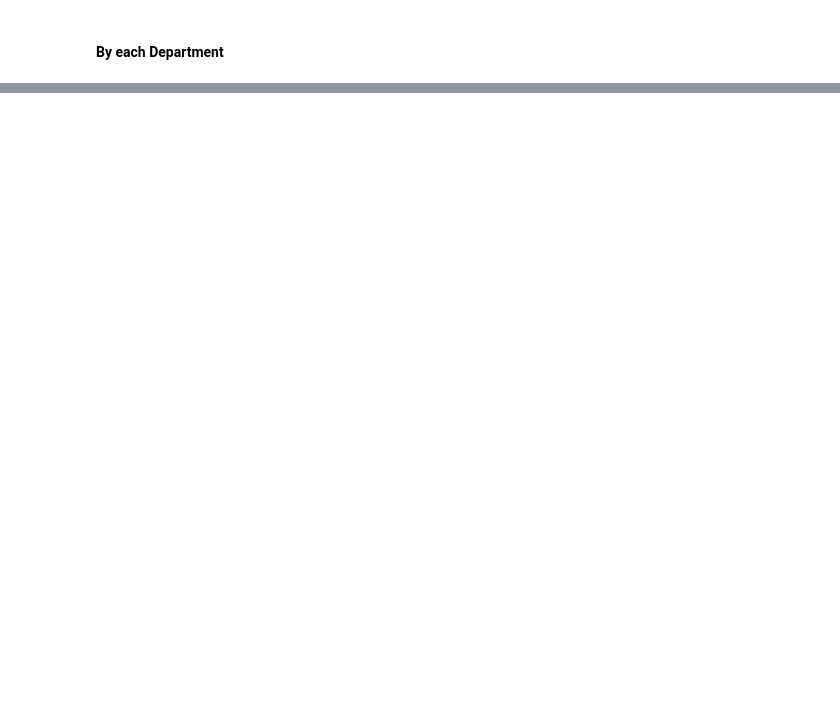
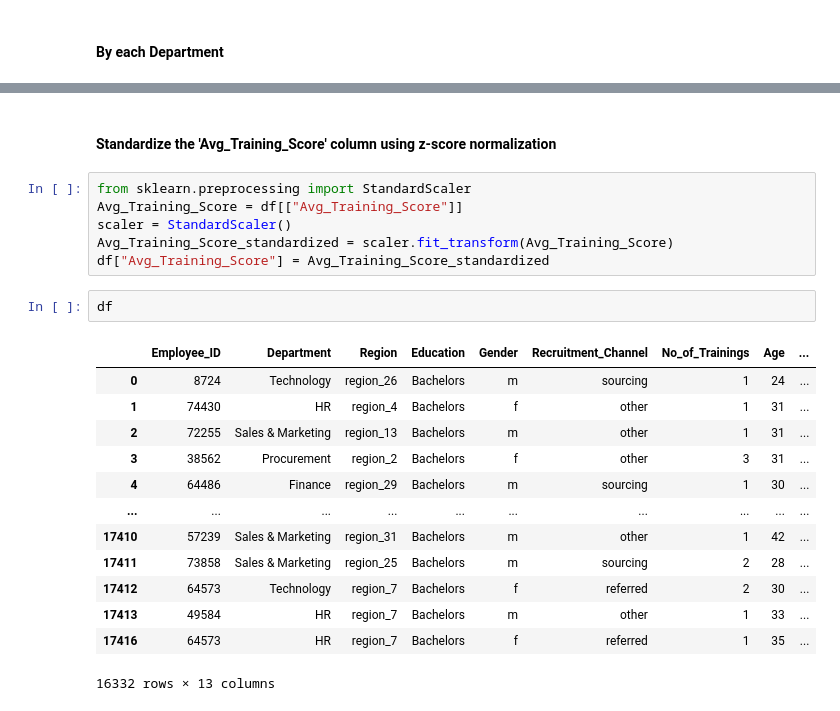
Before and after one commit to Nehlr1/Employee_Performance_Analysis, a Jupyter notebook: employee_performance_analysis.ipynb, the cells around one changed output, grey strips where cells are left out. Saved outputs shown, nothing was run; the diff lists cells and outputs as text; blank space fills up the shorter version.

```diff
--- a/employee_performance_analysis.ipynb
+++ b/employee_performance_analysis.ipynb
@@ -261,0 +307,24 @@ plt.show()
+# %% [markdown]
+#### Standardize the 'Avg_Training_Score' column using z-score normalization
+# %%
+from sklearn.preprocessing import StandardScaler
+Avg_Training_Score = df[["Avg_Training_Score"]]
+scaler = StandardScaler()
+Avg_Training_Score_standardized = scaler.fit_transform(Avg_Training_Score)
+df["Avg_Training_Score"] = Avg_Training_Score_standardized
+# %%
+df
+# %% [output]
+|  | Employee_ID | Department | Region | Education | Gender | Recruitment_Channel | No_of_Trainings | Age | ... |
+| 0 | 8724 | Technology | region_26 | Bachelors | m | sourcing | 1 | 24 | ... |
+| 1 | 74430 | HR | region_4 | Bachelors | f | other | 1 | 31 | ... |
+| 2 | 72255 | Sales & Marketing | region_13 | Bachelors | m | other | 1 | 31 | ... |
+| 3 | 38562 | Procurement | region_2 | Bachelors | f | other | 3 | 31 | ... |
+| 4 | 64486 | Finance | region_29 | Bachelors | m | sourcing | 1 | 30 | ... |
+| ... | ... | ... | ... | ... | ... | ... | ... | ... | ... |
+| 17410 | 57239 | Sales & Marketing | region_31 | Bachelors | m | other | 1 | 42 | ... |
+| 17411 | 73858 | Sales & Marketing | region_25 | Bachelors | m | sourcing | 2 | 28 | ... |
+| 17412 | 64573 | Technology | region_7 | Bachelors | f | referred | 2 | 30 | ... |
+| 17413 | 49584 | HR | region_7 | Bachelors | m | other | 1 | 33 | ... |
+| 17416 | 64573 | HR | region_7 | Bachelors | f | referred | 1 | 35 | ... |
+16332 rows × 13 columns
```
Also changed, not shown: parts of 13 cells of this notebook.
